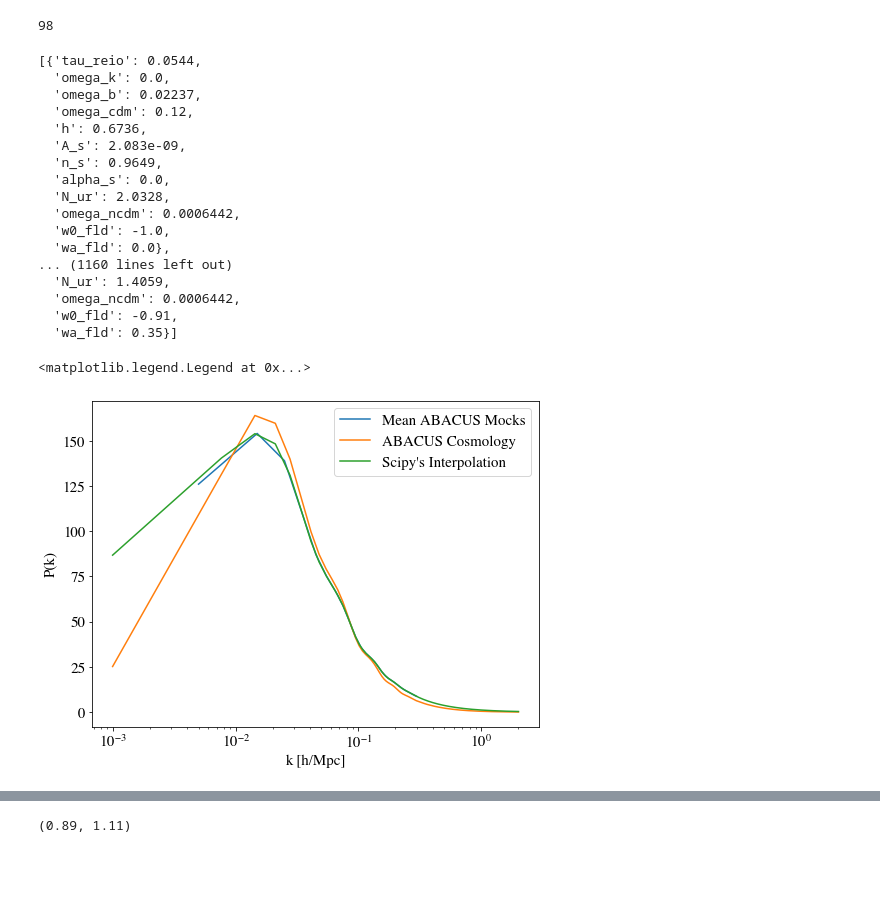
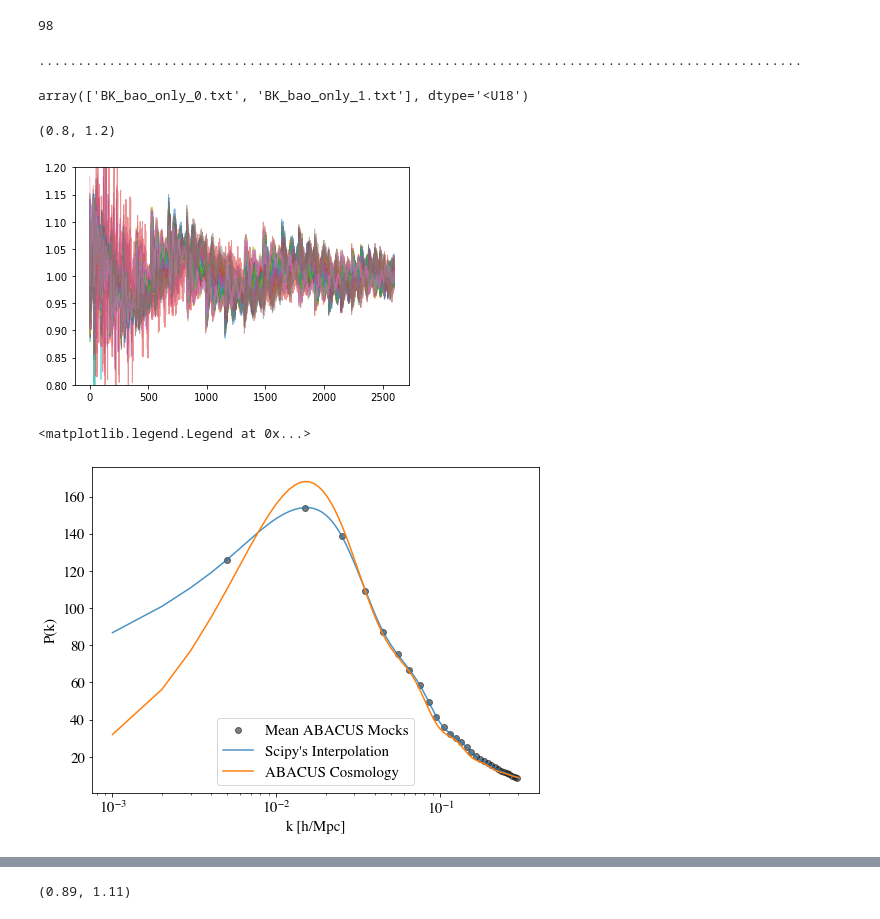
Before and after one commit to mehdirezaie/bispectrum, a Jupyter notebook: template.ipynb, the cells around one changed output, grey strips where cells are left out. Cells and saved outputs as stored; diff of their text form; code cells hidden in the pictures; blank space fills up the shorter version.

```diff
--- a/template.ipynb
+++ b/template.ipynb
@@ -39,35 +38,31 @@ tracer: LRGz0
 len(fiducial.AbacusSummit_params())
 # %% [output]
 98
-# %%
-fiducial.AbacusSummit_params()
-# %% [output]
-[{'tau_reio': 0.0544,
-  'omega_k': 0.0,
-  'omega_b': 0.02237,
-  'omega_cdm': 0.12,
-  'h': 0.6736,
-  'A_s': 2.083e-09,
-  'n_s': 0.9649,
-  'alpha_s': 0.0,
-  'N_ur': 2.0328,
-  'omega_ncdm': 0.0006442,
-  'w0_fld': -1.0,
-  'wa_fld': 0.0},
-... (1160 lines left out)
-  'N_ur': 1.4059,
-  'omega_ncdm': 0.0006442,
-  'w0_fld': -0.91,
-  'wa_fld': 0.35}]
 # %%
+def loss(params, pk_temp=None):
+    f, b1, b2, s0, s1 = params
+    b00 = tree_level_b00(k1, k2, k3, f, b1, b2, s0, s1, pk_temp)
+    return (((k1*k2*k3*k1*k2*k3)*(b00 - b_obs))**2).sum()
+
+
 engine = 'camb'
 
-cosmo = Cosmology(engine=engine, **dict(Omega0_m=0.32, kmax_pk=101.))
-# cosmo = Cosmology(engine=engine, **fiducial.AbacusSummit_params()[3], )
-fo = Fourier(cosmo, engine=engine)
+for cosmology_id in range(98):
 
-pk = fo.pk_interpolator()
-pknow_wallish = PowerSpectrumBAOFilter(pk, engine='wallish2018').smooth_pk_interpolator()
+    # cosmo = Cosmology(engine=engine, **dict(Omega0_m=0.32, kmax_pk=101.))
+    cosmo = Cosmology(engine=engine, **fiducial.AbacusSummit_params()[cosmology_id])
 
-# Jay's fit
-pk_mock = PowerSpectrumInterpolator1D(ps.k, ps.p.mean(axis=0))
+    fo = Fourier(cosmo, engine=engine)
+    pk_temp = fo.pk_interpolator()
+    pknow_wallish = PowerSpectrumBAOFilter(pk_temp, engine='wallish2018').smooth_pk_interpolator()
+
+    res = minimize(loss, [1.2, 1.3, 1.1, 0.1, 0.02], method='Powell', args=(pk_temp))
+    b00_lado = tree_level_b00(k1, k2, k3, *res.x, pk_temp)
+    b00_lado_s = tree_level_b00(k1, k2, k3, *res.x, pknow_wallish)
+
+    np.savetxt(f'BK_bao_only_{cosmology_id}.txt',
+               np.column_stack([bs.k, b00_lado/b00_lado_s]))
+
+    print('.', end='')
+# %% [output]
+..................................................................................................
@@ -74,13 +71,27 @@ pk_mock = PowerSpectrumInterpolator1D(ps.k, ps.p.mean(axis=0))
+# %%
+mocks = np.sort(glob('BK_bao_only_*.txt'))
+mocks[:2]
+# %% [output]
+array(['BK_bao_only_0.txt', 'BK_bao_only_1.txt'], dtype='<U18')
+# %%
+for m in mocks:
+    d = np.loadtxt(m)
+    plt.plot(d[:, -1], lw=1, alpha=0.5)
+plt.ylim(0.8, 1.2)
+# %% [output]
+(0.8, 1.2)
+[figure, added]
 # %%
-kg = np.linspace(0.001, 2, num=300)
+kg = np.linspace(0.001, 0.3, num=300)
 
-plt.plot(ps.k, ps.p.mean(axis=0), label="Mean ABACUS Mocks")
-plt.plot(kg, pk(kg, 0)/1.6e2, label="ABACUS Cosmology")
-plt.plot(kg, pk_mock(kg), label="Scipy's Interpolation")
+plt.scatter(ps.k, ps.p.mean(axis=0), label="Mean ABACUS Mocks", marker='o', color='k', alpha=0.5)
+plt.plot(kg, pk_mock(kg), label="Scipy's Interpolation", alpha=0.8)
+plt.plot(kg, pk(kg, 0)/1.62e2 + 4, label="ABACUS Cosmology")
+
 plt.xlabel('k [h/Mpc]')
 plt.ylabel('P(k)')
 plt.semilogx()
 plt.legend()
 # %% [output]
 <matplotlib.legend.Legend at 0x...>
-[figure, old version]
+[figure, new version]
```
Also changed, not shown: parts of 9 cells of this notebook, 1 other file.
